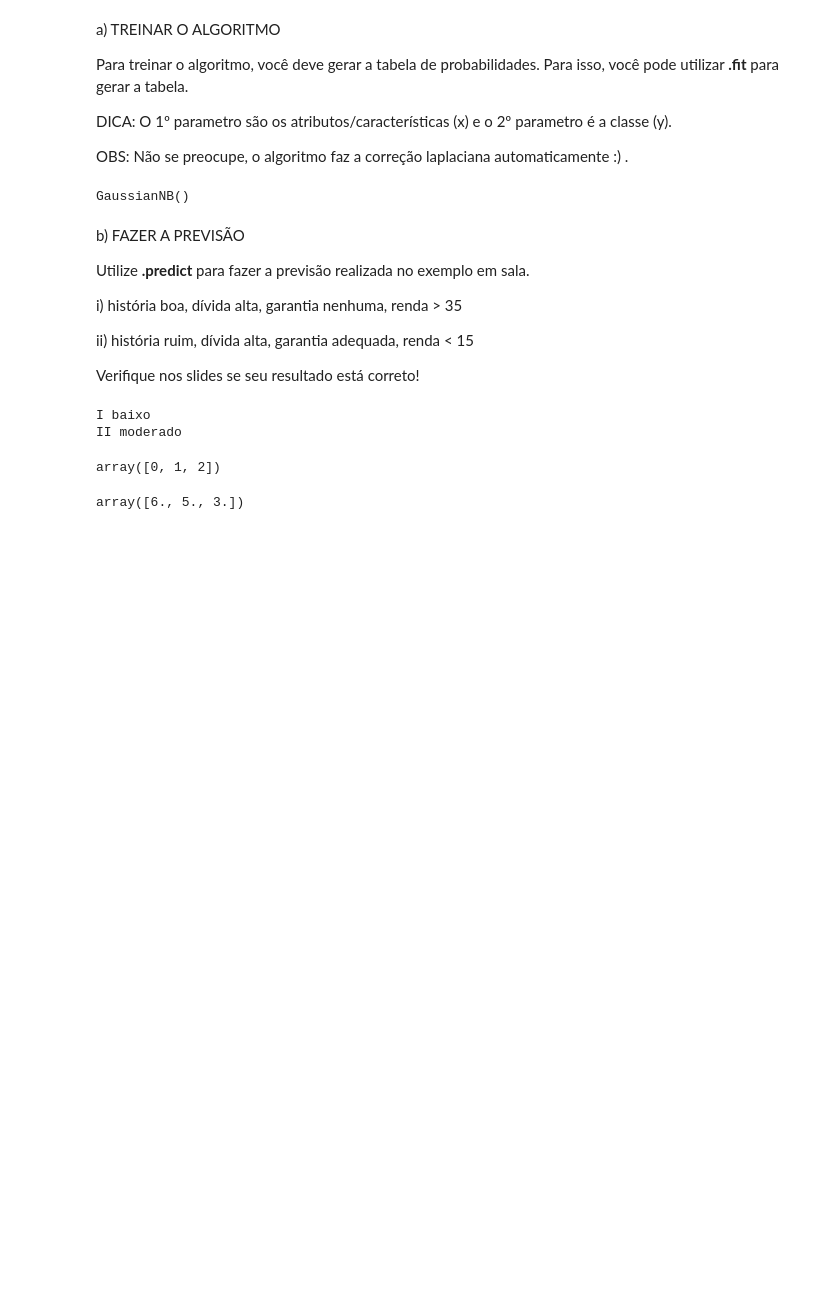
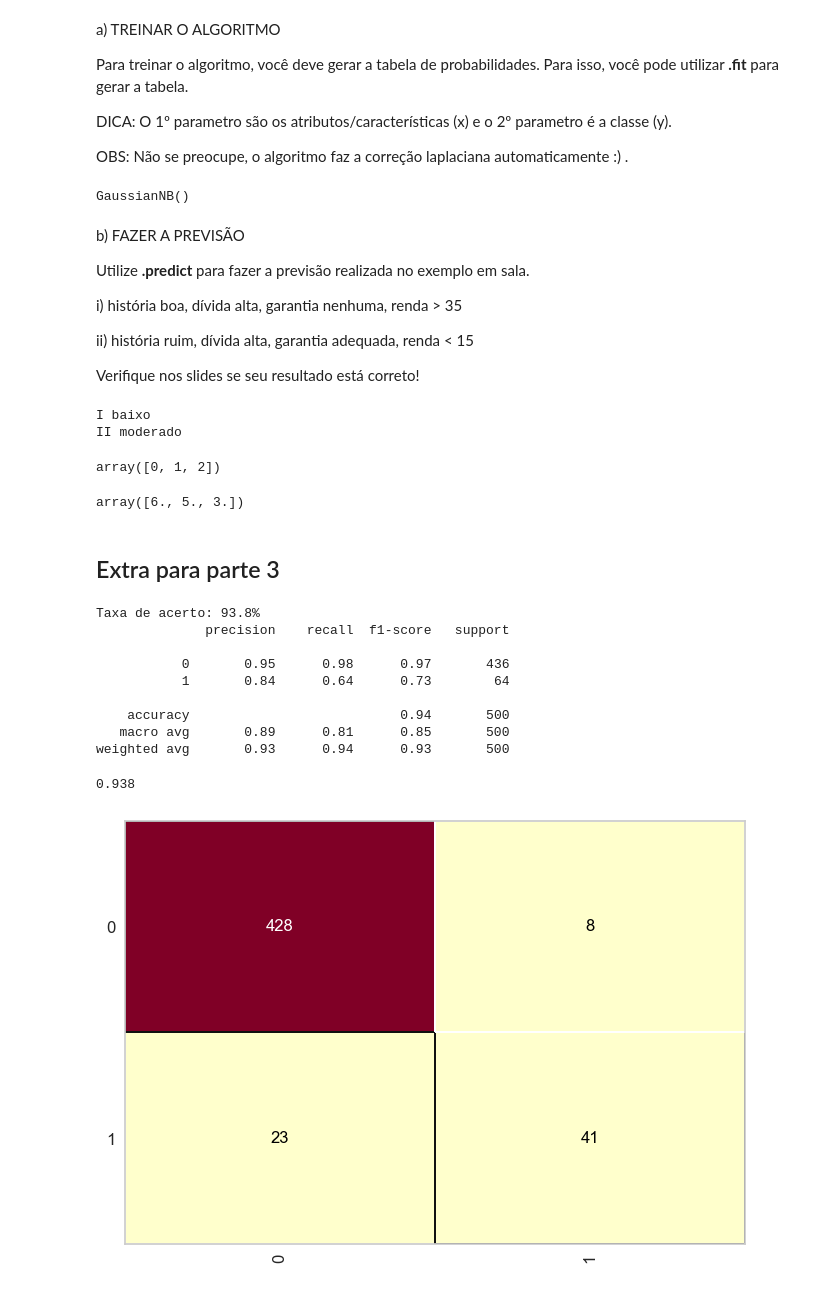
Before and after one commit to GuerreiroG/aprendizado_de_maquina, a Jupyter notebook: Naive Bayes/TRABALHO_3_PARTE_1_Algoritmo_Naïve_Bayes.ipynb, the cells around one changed output. Saved outputs shown, nothing was run; the diff lists cells and outputs as text; code cells hidden in the pictures; blank space fills up the shorter version.

Commit message:
Adicionar dataset de mercado e notebook para análise de risco de crédito

```diff
--- a/Naive Bayes/TRABALHO_3_PARTE_1_Algoritmo_Naïve_Bayes.ipynb
+++ b/Naive Bayes/TRABALHO_3_PARTE_1_Algoritmo_Naïve_Bayes.ipynb
@@ -152,3 +154,36 @@ array([0, 1, 2])
 naiveb_risco_credito.class_count_
 # %% [output]
 array([6., 5., 3.])
+# %% [markdown]
+## Extra para parte 3
+# %%
+from yellowbrick.classifier import ConfusionMatrix
+from sklearn.metrics import accuracy_score, classification_report
+
+with open('credit.pkl', 'rb') as f:
+    X_credit_treinamento, y_credit_treinamento, X_credit_teste, y_credit_teste = pickle.load(f)
+
+naiveb_risco_credito.fit(X_credit_treinamento, y_credit_treinamento)
+
+previsao = naiveb_risco_credito.predict(X_credit_teste)
+
+taxa_de_acerto = accuracy_score(y_credit_teste, previsao)
+print(f"Taxa de acerto: {taxa_de_acerto*100}%")
+
+print(classification_report(y_credit_teste, previsao))
+
+cm = ConfusionMatrix(naiveb_risco_credito)
+cm.fit(X_credit_treinamento, y_credit_treinamento)
+cm.score(X_credit_teste, y_credit_teste)
+# %% [output]
+Taxa de acerto: 93.8%
+              precision    recall  f1-score   support
+
+           0       0.95      0.98      0.97       436
+           1       0.84      0.64      0.73        64
+
+    accuracy                           0.94       500
+   macro avg       0.89      0.81      0.85       500
+weighted avg       0.93      0.94      0.93       500
+0.938
+[figure, added]
```
Also changed, not shown: parts of 1 cell of this notebook, 3 other files.
